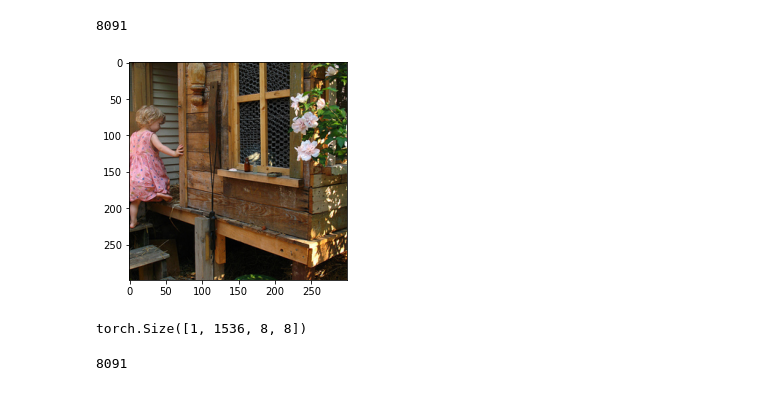
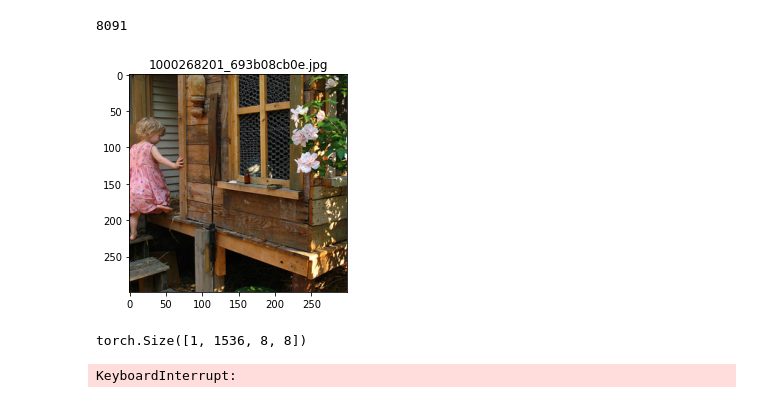
Before and after one commit to kad99kev/Image-Captioning, a Jupyter notebook: Image-Embeddings.ipynb, the cells around one changed output. Cells and saved outputs as stored; diff of their text form; code cells hidden in the pictures.

```diff
--- a/Image-Captioning.ipynb
+++ b/Image-Embeddings.ipynb
@@ -13,5 +20,5 @@ from timm.data.transforms_factory import create_transform
 # %%
-df = pd.read_csv("dataset/captions.txt")
+df = pd.read_csv(PATH + "captions.txt")
 # %%
 df.head()
 # %% [output]
@@ -33,27 +37,4 @@ plt.imshow(image_arr)
 [figure]
-# %%
-def show_image(img, cap=None):
-    if cap:
-        plt.title(cap)
-    plt.imshow(img)
-# %%
-class ImageDataset(torch.utils.data.Dataset):
-    def __init__(self, img_list, path, transform=None):
-        self.img_list = img_list
-        self.path = path
-        self.transform = transform
-
-    def __len__(self):
-        return len(self.img_list)
-
-    def __getitem__(self, idx):
-        img_path = self.img_list[idx]
-        img = Image.open(self.path + img_path)
-
-        if self.transform:
-            img = self.transform(img)
-
-        return img, img_path
 # %%
 inception = timm.create_model('inception_v4', pretrained=True, num_classes=0, global_pool='')
 inception.eval()
@@ -79,7 +60,7 @@ InceptionV4(
 config = resolve_data_config({}, model=inception)
 transform = create_transform(**config)
 # %%
-dataset = ImageDataset(img_list, "dataset/Images/", transform=transform)
+dataset = ImageDataset(path="dataset/Images/", img_list=img_list, transform=transform)
 print(len(dataset))
 # %% [output]
 8091
@@ -90,9 +67,8 @@ img, path = next(dataiter)
-# %%
-disp_img = np.squeeze(img.numpy())
-disp_img = (disp_img - np.min(disp_img)) / (np.max(disp_img) - np.min(disp_img))
-show_image(np.transpose(disp_img, (1, 2, 0)))
-# %% [output]
-[figure, removed]
+# %%
+img, path = dataset[0]
+show_image(convert_numpy(img), cap)
+# %% [output]
+[figure, added]
 # %%
 with torch.no_grad():
     outs = inception(img.unsqueeze(0))
@@ -104,7 +82,9 @@ imageloader = torch.utils.data.DataLoader(dataset)
 # %%
-count = 0
-for img, img_path in tqdm(imageloader):
-    count += 1
-print(count)
+for img, path in tqdm(imageloader):
+    features = inception(img)
+
+    for f, p in zip(features, path):
+        f = f.detach().cpu().numpy()
+        np.save(PATH + "embeddings/" + p, f)
 # %% [output]
-8091
+KeyboardInterrupt:
```
Also changed, not shown: parts of 8 cells of this notebook, 4 other files.
